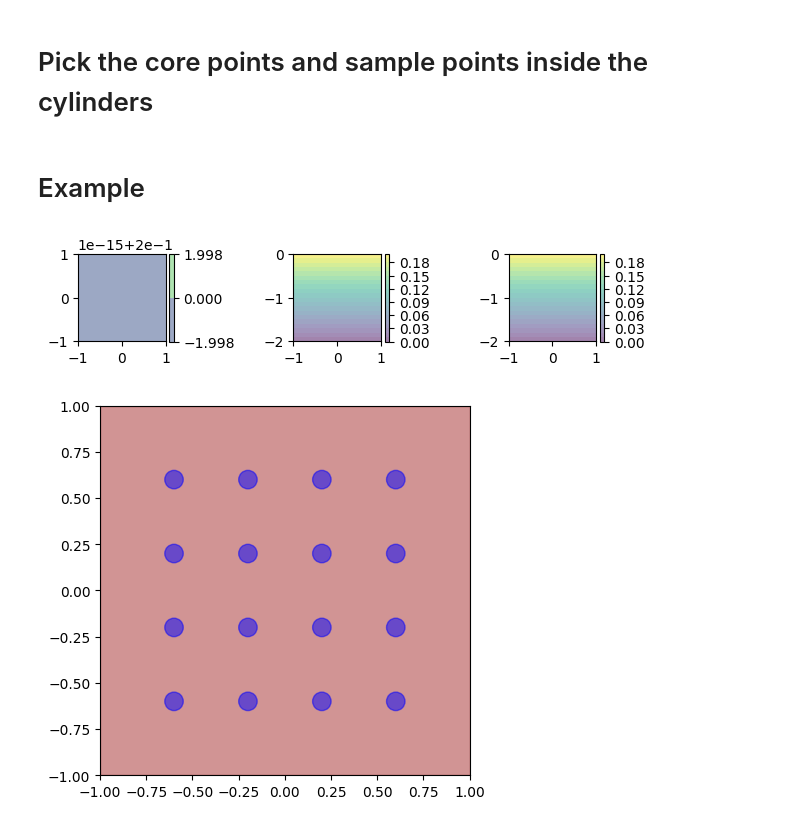
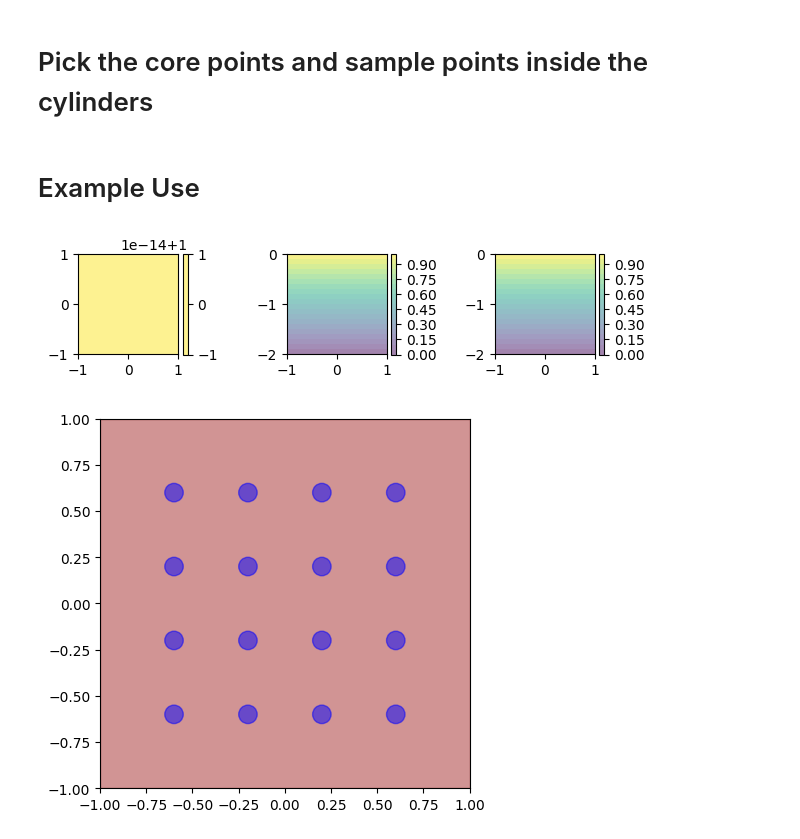
Before and after one commit to JoseACortes/SimpleSoilSampleSim, a Jupyter notebook: prototype.ipynb, the cells around one changed output. Cells and saved outputs as stored; diff of their text form; code cells hidden in the pictures.

```diff
--- a/prototype.ipynb
+++ b/prototype.ipynb
@@ -105,7 +105,7 @@ def radial_linear_gradient_dist(x, r_0, r_1, c_0, c_1):
 # %% [markdown]
 # Slice inspection
 # %%
-def xy_slice_inspect(ax, conc_func, x0, x1, y0, y1, z=.5, n=100):
+def xy_slice_inspect(ax, conc_func, x0, x1, y0, y1, z=.5, n=100, v_min=0, v_max=1):
     """
     Generate and graph a vertical slice of a 3D function.
 
@@ -129,7 +129,7 @@ def xy_slice_inspect(ax, conc_func, x0, x1, y0, y1, z=.5, n=100):
     conc = conc_func(points)
     conc = conc.reshape(n, n)
 
-    im = ax.contourf(xx, yy, conc, levels=20, cmap='viridis', alpha=0.5)
+    im = ax.contourf(xx, yy, conc, levels=20, cmap='viridis', alpha=0.5, vmin=v_min, vmax=v_max)
 
     ax.set_xlim(x0, x1)
     ax.set_ylim(y0, y1)
@@ -137,7 +137,7 @@ def xy_slice_inspect(ax, conc_func, x0, x1, y0, y1, z=.5, n=100):
 
     return conc
 # %%
-def yz_slice_inspect(ax, conc_func, y0, y1, z0, z1, x=.5, n=100):
+def yz_slice_inspect(ax, conc_func, y0, y1, z0, z1, x=.5, n=100, v_min=0, v_max=1):
     """
     Generate and graph a vertical slice of a 3D function.
 
@@ -161,7 +161,7 @@ def yz_slice_inspect(ax, conc_func, y0, y1, z0, z1, x=.5, n=100):
     conc = conc_func(points)
     conc = conc.reshape(n, n)
 
-    im = ax.contourf(yy, zz, conc, levels=20, cmap='viridis', alpha=0.5)
+    im = ax.contourf(yy, zz, conc, levels=20, cmap='viridis', alpha=0.5, vmin=v_min, vmax=v_max)
 
     ax.set_xlim(y0, y1)
     ax.set_ylim(z0, z1)
@@ -169,7 +169,7 @@ def yz_slice_inspect(ax, conc_func, y0, y1, z0, z1, x=.5, n=100):
 
     return conc
 # %%
-def xz_slice_inspect(ax, conc_func, x0, x1, z0, z1, y=.5, n=100):
+def xz_slice_inspect(ax, conc_func, x0, x1, z0, z1, y=.5, n=100, v_min=0, v_max=1):
     """
     Generate and graph a vertical slice of a 3D function.
 
@@ -193,7 +193,7 @@ def xz_slice_inspect(ax, conc_func, x0, x1, z0, z1, y=.5, n=100):
     conc = conc_func(points)
     conc = conc.reshape(n, n)
 
-    im = ax.contourf(xx, zz, conc, levels=20, cmap='viridis', alpha=0.5)
+    im = ax.contourf(xx, zz, conc, levels=20, cmap='viridis', alpha=0.5, vmin=v_min, vmax=v_max)
 
     ax.set_xlim(x0, x1)
     ax.set_ylim(z0, z1)
@@ -264,7 +264,7 @@ def cyl_means(cyl_points, conc_func):
     """
     return np.array([np.mean(conc_func(core_points)) for core_points in cyl_points])
 # %% [markdown]
-# Example
+# Example Use
 # %%
 soil_x0 = -1
 soil_x1 = 1
@@ -274,21 +274,25 @@ soil_z0 = -2
 soil_z1 = 0
 
 # conc_func = lambda x: 1-radial_linear_gradient_dist(x, 0, 1, 0, .2)
-conc_func = lambda x: vertical_linear_gradient_dist(x, soil_z0, soil_z1, 0, .2)
+conc_func = lambda x: vertical_linear_gradient_dist(x, soil_z0, soil_z1, 0, 1)
 # conc_func = lambda x: unif_concentration(x, .2)
+
+v_min = 0 # Minimum value for the concentration for plotting
+v_max = 1 # Maximum value for the concentration for plotting
 # %%
 fig = plt.figure()
 axs = [fig.add_subplot(131), fig.add_subplot(132), fig.add_subplot(133)]
-xy_conc = xy_slice_inspect(axs[0], conc_func, soil_x0, soil_x1, soil_y0, soil_y1, soil_z1, 100)
-yz_conc = yz_slice_inspect(axs[1], conc_func, soil_y0, soil_y1, soil_z0, soil_z1, 0, 100)
-xz_conc = xz_slice_inspect(axs[2], conc_func, soil_x0, soil_x1, soil_z0, soil_z1, 0, 100)
+xy_conc = xy_slice_inspect(axs[0], conc_func, soil_x0, soil_x1, soil_y0, soil_y1, soil_z1, 100, v_min, v_max)
+yz_conc = yz_slice_inspect(axs[1], conc_func, soil_y0, soil_y1, soil_z0, soil_z1, 0, 100, v_min, v_max)
+xz_conc = xz_slice_inspect(axs[2], conc_func, soil_x0, soil_x1, soil_z0, soil_z1, 0, 100, v_min, v_max)
+
 for ax in axs:
     fig.colorbar(ax.collections[0], ax=ax, fraction=0.046, pad=0.04)
 plt.tight_layout()
 
 plt.show()
 # %% [output]
-[figure, old version]
+[figure, new version]
 # %%
 core_height = 1
 core_radius = .05
```
Also changed, not shown: parts of 1 cell of this notebook.
